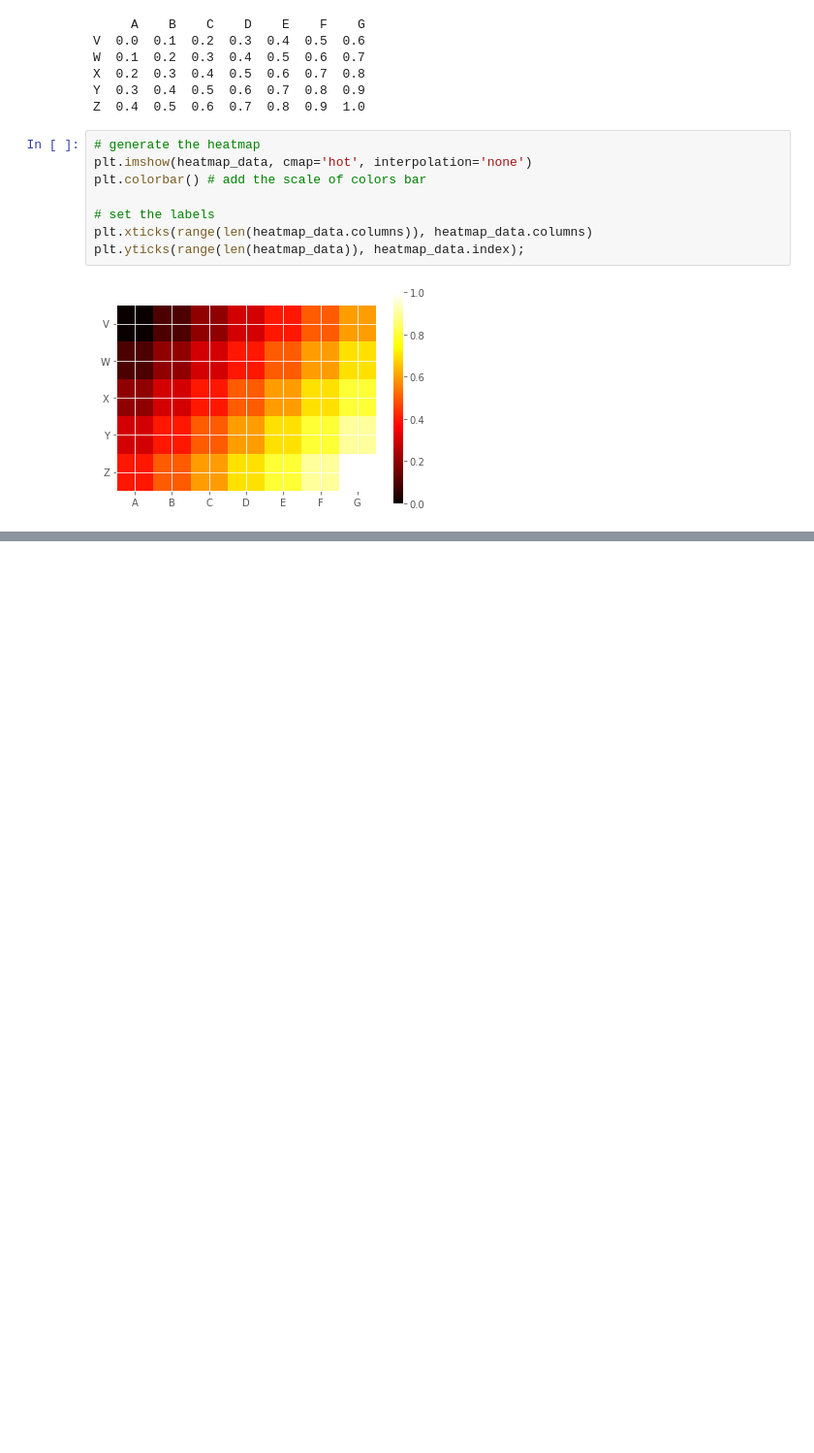
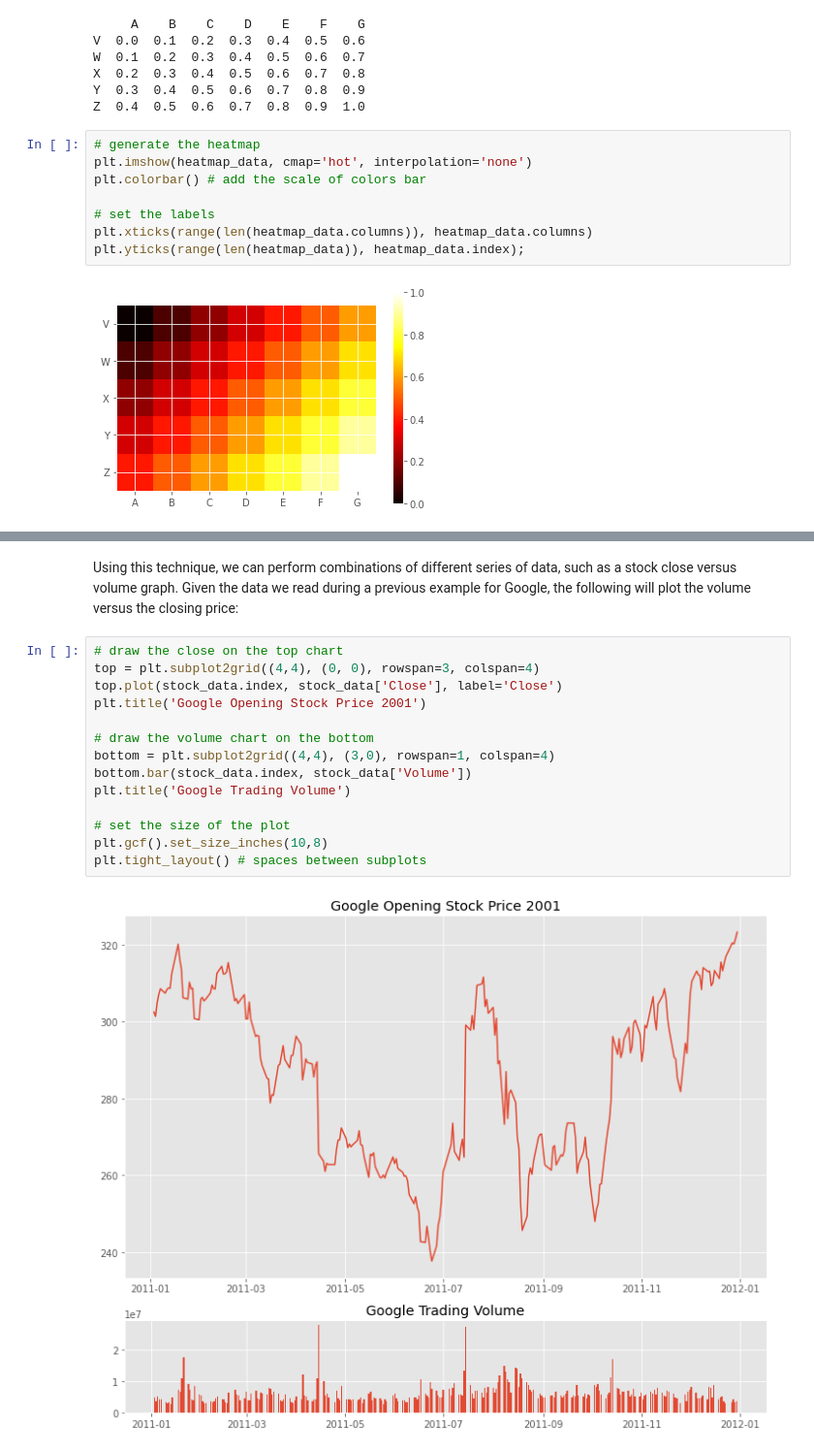
Before and after one commit to apkap83/Pandas_Notes, a Jupyter notebook: Learning_Pandas_Chapter_11 - Visualization.ipynb, the cells around one changed output, grey strips where cells are left out. Shown at 97% size. Drawn from its saved outputs; the diff is of its cells as text; blank space fills up the shorter version.

```diff
--- a/Learning_Pandas_Chapter_11 - Visualization.ipynb
+++ b/Learning_Pandas_Chapter_11 - Visualization.ipynb
@@ -959,0 +1028,20 @@ plt.yticks(range(len(heatmap_data)), heatmap_data.index);
+# %% [markdown]
+Using this technique, we can perform combinations of different series of data, such as a
+stock close versus volume graph. Given the data we read during a previous example for
+Google, the following will plot the volume versus the closing price:
+# %%
+# draw the close on the top chart
+top = plt.subplot2grid((4,4), (0, 0), rowspan=3, colspan=4)
+top.plot(stock_data.index, stock_data['Close'], label='Close')
+plt.title('Google Opening Stock Price 2001')
+
+# draw the volume chart on the bottom
+bottom = plt.subplot2grid((4,4), (3,0), rowspan=1, colspan=4)
+bottom.bar(stock_data.index, stock_data['Volume'])
+plt.title('Google Trading Volume')
+
+# set the size of the plot
+plt.gcf().set_size_inches(10,8)
+plt.tight_layout() # spaces between subplots
+# %% [output]
+[figure, added]
```
Also changed, not shown: parts of 7 cells of this notebook.
